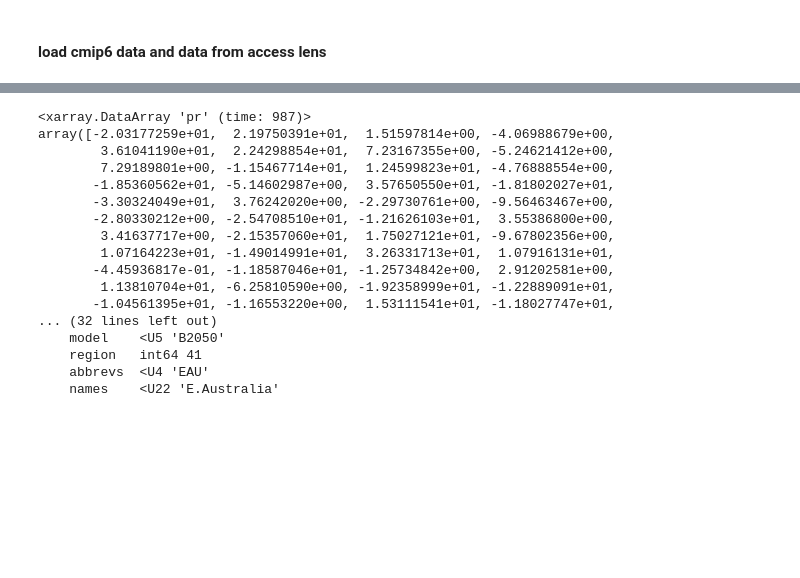
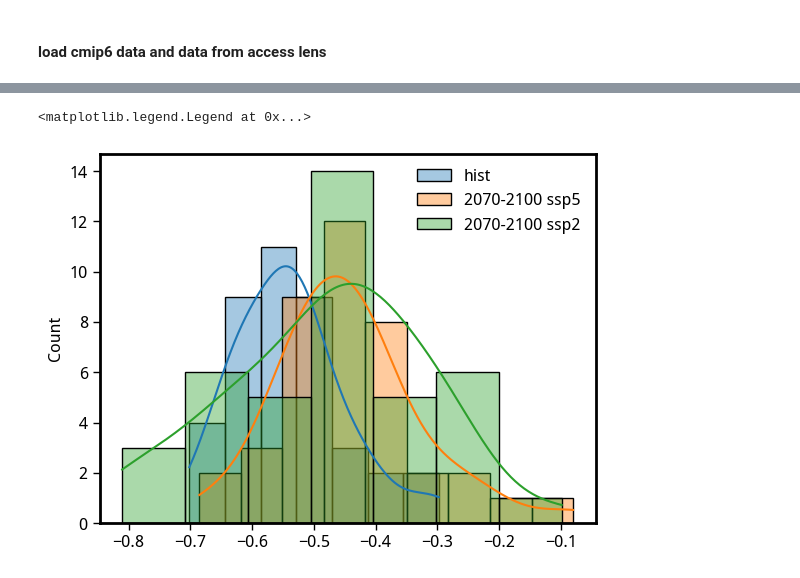
Before and after one commit to adisen99/enso_teleconnection_robustness, a Jupyter notebook: 02_future_robustness.ipynb, the cells around one changed output, grey strips where cells are left out. Drawn from its saved outputs; the diff is of its cells as text; code cells hidden in the pictures; blank space fills up the shorter version.

```diff
--- a/02_future_robustness.ipynb
+++ b/02_future_robustness.ipynb
@@ -166,0 +169,3 @@ regr_cmip_21c = funcs.get_regr(nino34_ssp5_cmip.sel(time = slice('2000', '2100')
+# %%
+pr_access_std_s5['model'] = nino34_access_s5['model']
+pr_access_std_s2['model'] = nino34_access_s2['model']
@@ -167,3 +175,2 @@ regr_cmip_21c = funcs.get_regr(nino34_ssp5_cmip.sel(time = slice('2000', '2100')
 # %%
-regr_access_20c = funcs.get_regr(nino34_access_ssp5.sel(time = slice('1900', '2000')), reg_std_access.sel(time = slice('1900', '2000')), dim='time')
-regr_access_21c = funcs.get_regr(nino34_access_ssp5.sel(time = slice('2000', '2100')), reg_std_access.sel(time = slice('2000', '2100')), dim='time')
+regr_access_hist = funcs.get_regr(nino34_access_s5.sel(time = slice('1900', '2014')), pr_access_std_s5.sel(time = slice('1900', '2014')), dim='time')
@@ -174 +177,5 @@ nino34_obs = xr.open_dataarray('./data/nino34_obs.nc')
+# %%
+regr_access_eoc_s5 = funcs.get_regr(nino34_access_s5.sel(time = slice('2070', '2100')), pr_access_std_s5.sel(time = slice('2070', '2100')), dim='time')
+# %%
+regr_access_eoc_s2 = funcs.get_regr(nino34_access_s2.sel(time = slice('2070', '2100')), pr_access_std_s2.sel(time = slice('2070', '2100')), dim='time')
 # %%
@@ -217,23 +234,8 @@ Text(0.5, 1.0, '100 years internal variability')
-# %%
-stable_levels = []
-regr_arr = []
-for i in range(0,10):
-    regr = reg_det_access_stable.isel(model=0).isel(time = slice(0,100))
-# %% [output]
-<xarray.DataArray 'pr' (time: 987)>
-array([-2.03177259e+01,  2.19750391e+01,  1.51597814e+00, -4.06988679e+00,
-        3.61041190e+01,  2.24298854e+01,  7.23167355e+00, -5.24621412e+00,
-        7.29189801e+00, -1.15467714e+01,  1.24599823e+01, -4.76888554e+00,
-       -1.85360562e+01, -5.14602987e+00,  3.57650550e+01, -1.81802027e+01,
-       -3.30324049e+01,  3.76242020e+00, -2.29730761e+00, -9.56463467e+00,
-       -2.80330212e+00, -2.54708510e+01, -1.21626103e+01,  3.55386800e+00,
-        3.41637717e+00, -2.15357060e+01,  1.75027121e+01, -9.67802356e+00,
-        1.07164223e+01, -1.49014991e+01,  3.26331713e+01,  1.07916131e+01,
-       -4.45936817e-01, -1.18587046e+01, -1.25734842e+00,  2.91202581e+00,
-        1.13810704e+01, -6.25810590e+00, -1.92358999e+01, -1.22889091e+01,
-       -1.04561395e+01, -1.16553220e+00,  1.53111541e+01, -1.18027747e+01,
-... (32 lines left out)
-    model    <U5 'B2050'
-    region   int64 41
-    abbrevs  <U4 'EAU'
-    names    <U22 'E.Australia'
+# %%
+sns.histplot(regr_access_hist.where(ar6_mask_model.isel(region=41)).weighted(weights_model).mean(('lat', 'lon')), kde=True, alpha=0.4, label='hist')
+sns.histplot(regr_access_eoc_s5.where(ar6_mask_model.isel(region=41)).weighted(weights_model).mean(('lat', 'lon')), kde=True, alpha=0.4, label='2070-2100 ssp5')
+sns.histplot(regr_access_eoc_s2.where(ar6_mask_model.isel(region=41)).weighted(weights_model).mean(('lat', 'lon')), kde=True, alpha=0.4, label='2070-2100 ssp2')
+plt.legend(frameon=False)
+# %% [output]
+<matplotlib.legend.Legend at 0x...>
+[figure, added]
```
Also changed, not shown: parts of 62 cells of this notebook, 1 other file.
